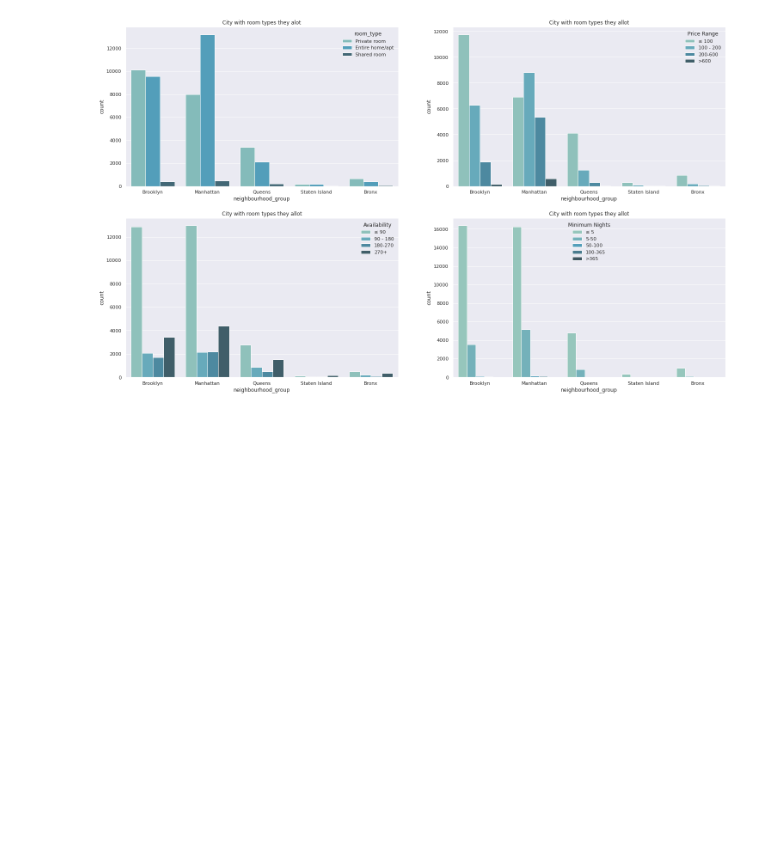
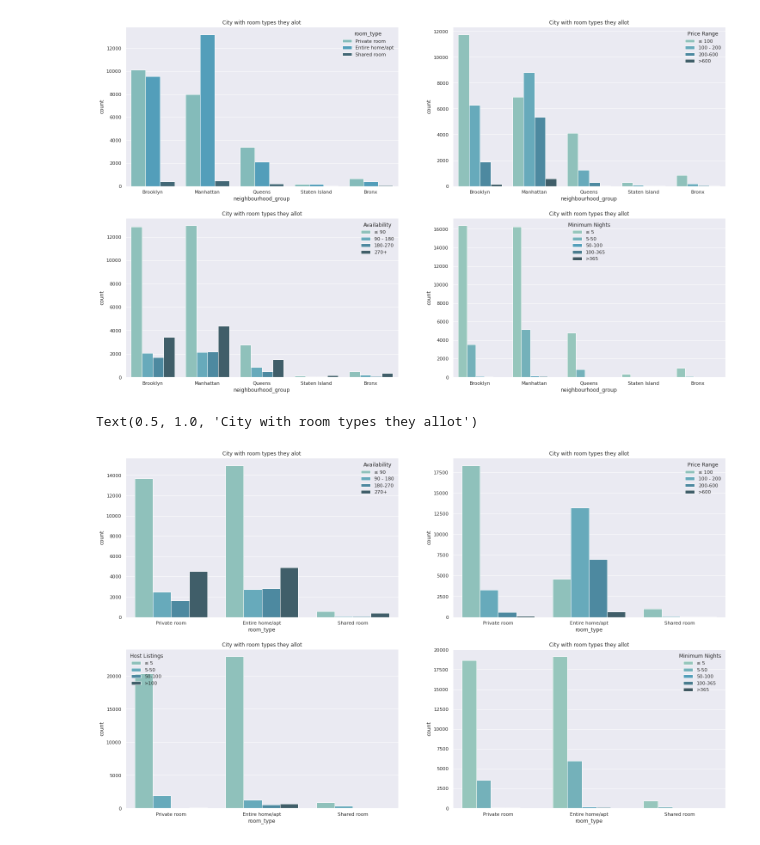
Before and after one commit to Pranit07G/PG-AlmaBetter-EDA-AirBNB-NYC, a Jupyter notebook: Airbnb_Bookings_Analysis_Capstone_Project.ipynb, the cells around one changed output. Saved outputs shown, nothing was run; the diff lists cells and outputs as text; code cells hidden in the pictures; blank space fills up the shorter version.

```diff
--- a/Airbnb_Bookings_Analysis_Capstone_Project.ipynb
+++ b/Airbnb_Bookings_Analysis_Capstone_Project.ipynb
@@ -860,3 +839,26 @@ plt.title('City with room types they allot')
 # %% [output]
 Text(0.5, 1.0, 'City with room types they allot')
 [figure]
+# %%
+plt.figure(figsize=(25,15))
+
+plt.subplot(221)
+sns.countplot(data=bnb_nyc,x='room_type',hue='Availability',palette='GnBu_d')
+plt.title('City with room types they alot')
+
+
+plt.subplot(222)
+sns.countplot(data=bnb_nyc,x='room_type',hue='Price Range',palette='GnBu_d')
+plt.title('City with room types they allot')
+
+plt.subplot(223)
+sns.countplot(data=bnb_nyc,x='room_type',hue='Host Listings',palette='GnBu_d')
+plt.title('City with room types they allot')
+
+
+plt.subplot(224)
+sns.countplot(data=bnb_nyc,x='room_type',hue='Minimum Nights',palette='GnBu_d')
+plt.title('City with room types they allot')
+# %% [output]
+Text(0.5, 1.0, 'City with room types they allot')
+[figure, added]
```
Also changed, not shown: parts of 2 cells of this notebook.
